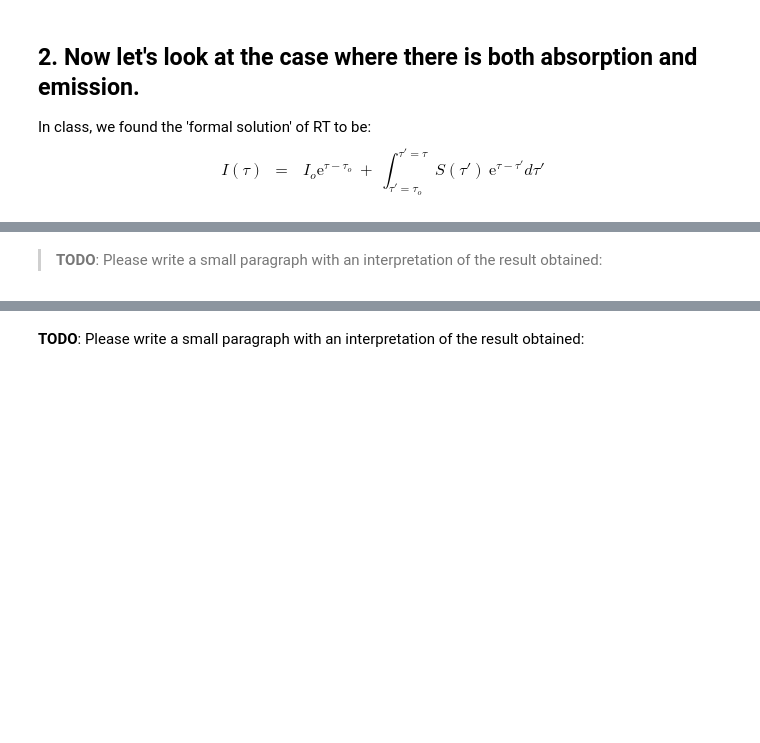
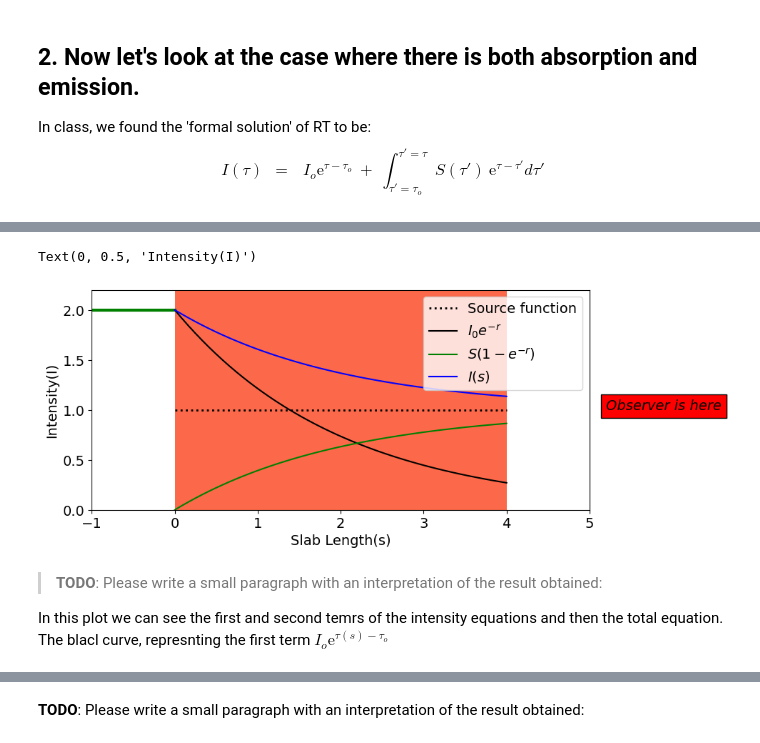
Before and after one commit to jonahb-maker/PHYS-309, a Jupyter notebook: Book/L11-SourceFunction/11-SourceFunction-template.ipynb, the cells around one changed output, grey strips where cells are left out. Saved outputs shown, nothing was run; the diff lists cells and outputs as text; code cells hidden in the pictures; blank space fills up the shorter version.

```diff
--- a/Book/L11-SourceFunction/11-SourceFunction-template.ipynb
+++ b/Book/L11-SourceFunction/11-SourceFunction-template.ipynb
@@ -270,39 +290,49 @@ ax.set_xlabel('$s$')
 Io = 2
 j_rho = 0.5
 kappa_rho = 0.5
 S = j_rho / kappa_rho
 d = 4
 
 ss = np.linspace(0,4, 50)
 
 # Curve for the source function value
 ax.plot([-1,0], [Io,Io], c='green', lw=3)
 source = np.array( [S]*ss.size )
 ax.plot(ss, source, ls='dotted', c='k', lw=2, label='Source function')
 #---------------------------------------
 #---------------------------------------
 
 
 # Optical depth
 
-
+opdep = -kappa_rho*(ss)
 
 # First term (if there was no emission)
 
-
+fterm = Io*np.exp(opdep)
+ax.plot(ss, fterm, color ='black', label ='$I_0 e^{-r}$')
 
 # Second term (if there was no initial intensity)
 
-
+secterm = S*(1 - np.exp(opdep))
+ax.plot(ss, secterm, color ='green', label ='$S(1-e^{-r})$')
 
 # Intensity
 
-
+Int = fterm + secterm
+ax.plot(ss, Int, color ='blue', label=r'$I(s)$')
 
 #-------------
 ax.legend(loc=0)
+ax.set_xlabel('Slab Length(s)')
+ax.set_ylabel('Intensity(I)')
+# %% [output]
+Text(0, 0.5, 'Intensity(I)')
+[figure, added]
 # %% [markdown]
 > **TODO**: Please write a small paragraph with an interpretation of the result obtained:
+
+In this plot we can see the first and second temrs of the intensity equations and then the total equation. The blacl curve, represnting the first term $I_o\mathrm{e}^{\tau(s)-\tau_o}$
 # %% [markdown]
 ### b. Constant source function ($S(\tau)=So$) but linearly decreasing density
 
```
Also changed, not shown: parts of 8 cells of this notebook.
